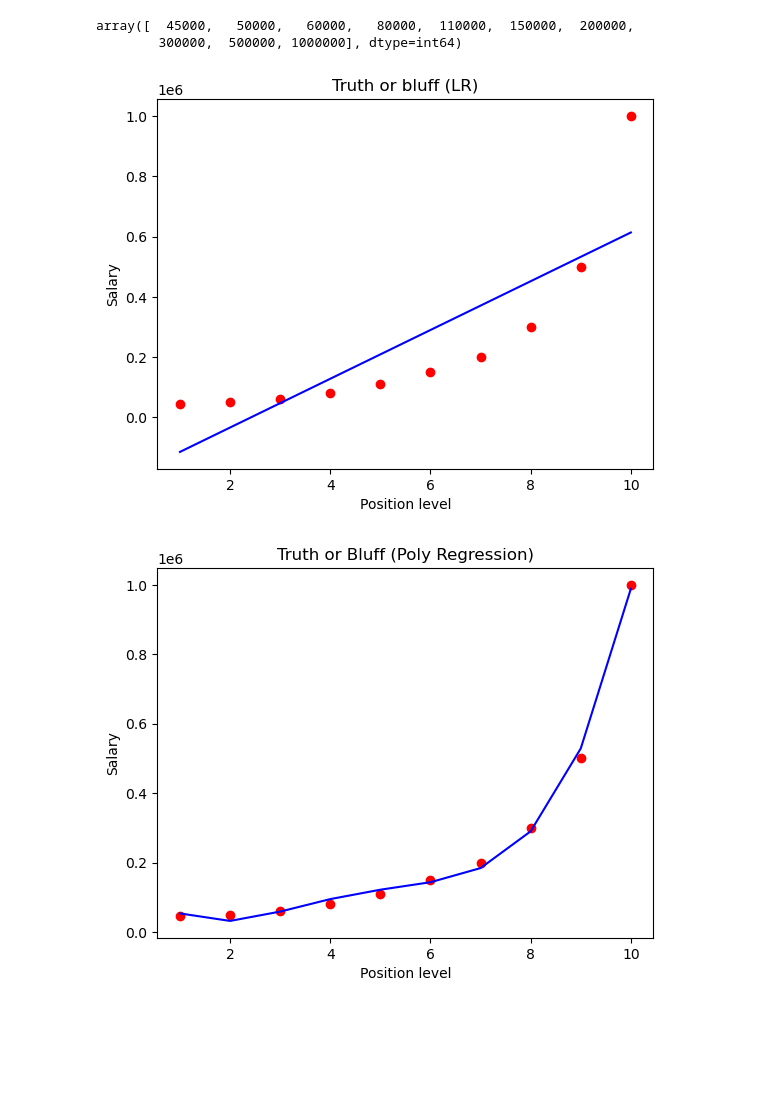
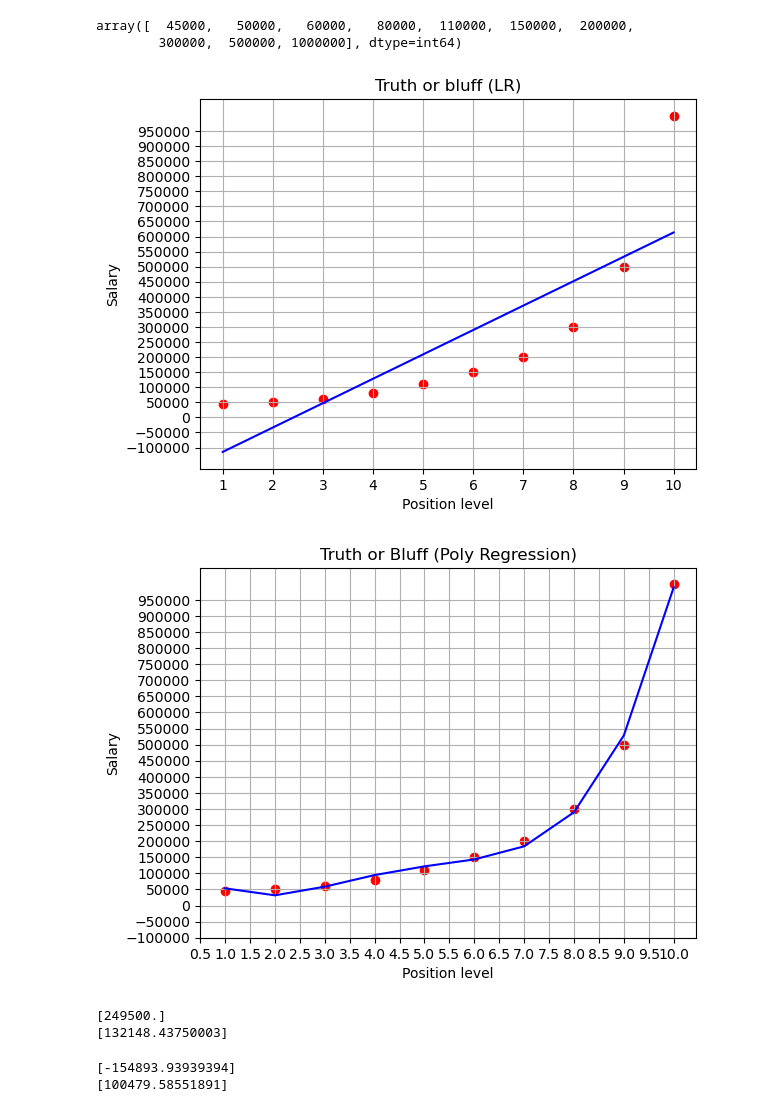
Before and after one commit to BatistaCo-Pedro/ML, a Jupyter notebook: PiolynominalRegression.ipynb, the cells around one changed output. Drawn from its saved outputs; the diff is of its cells as text; code cells hidden in the pictures; blank space fills up the shorter version.

```diff
--- a/PiolynominalRegression.ipynb
+++ b/PiolynominalRegression.ipynb
@@ -45,18 +45,20 @@ X_train, X_test, y_train, y_test = train_test_split(X, Y, test_size=0.2, random_
 # %%
 lin_reg = LinearRegression()
 lin_reg.fit(X, Y)
 
 def viz_linear():
     plt.scatter(X, Y, color="red")
     plt.plot(X, lin_reg.predict(X), color="blue")
     plt.title("Truth or bluff (LR)")
     plt.xlabel("Position level")
     plt.ylabel("Salary")
+    plt.xticks(X, size=10)
+    plt.yticks([i for i in range(-100000, 1000000, 50000)], size=10)
     plt.show()
     return
 viz_linear()
 # %% [output]
-[figure, old version]
+[figure, new version]
 # %%
 poly_reg = PolynomialFeatures(degree=4)
 X_poly_reg = poly_reg.fit_transform(X)
@@ -69,8 +71,23 @@ def viz_polymonial():
     plt.title('Truth or Bluff (Poly Regression)')
     plt.xlabel('Position level')
     plt.ylabel('Salary')
+    plt.xticks([i for i in np.arange(0.5, 10.5, 0.5)], size=10)
+    plt.yticks([i for i in range(-100000, 1000000, 50000)], size=10)
+    plt.grid()
     plt.show()
     return
 viz_polymonial()
 # %% [output]
-[figure, old version]
+[figure, new version]
+# %%
+print(lin_reg.predict([[5.5]])) #predcit the salary at position level 5.5 with linear regression
+print(pol_reg.predict(poly_reg.fit_transform([[5.5]]))) #predcit the salary at position level 5.5 with polynominal regression
+# %% [output]
+[249500.]
+[132148.43750003]
+# %%
+print(lin_reg.predict([[0.5]]))
+print(pol_reg.predict(poly_reg.fit_transform([[0.5]])))
+# %% [output]
+[-154893.93939394]
+[100479.58551891]
```
